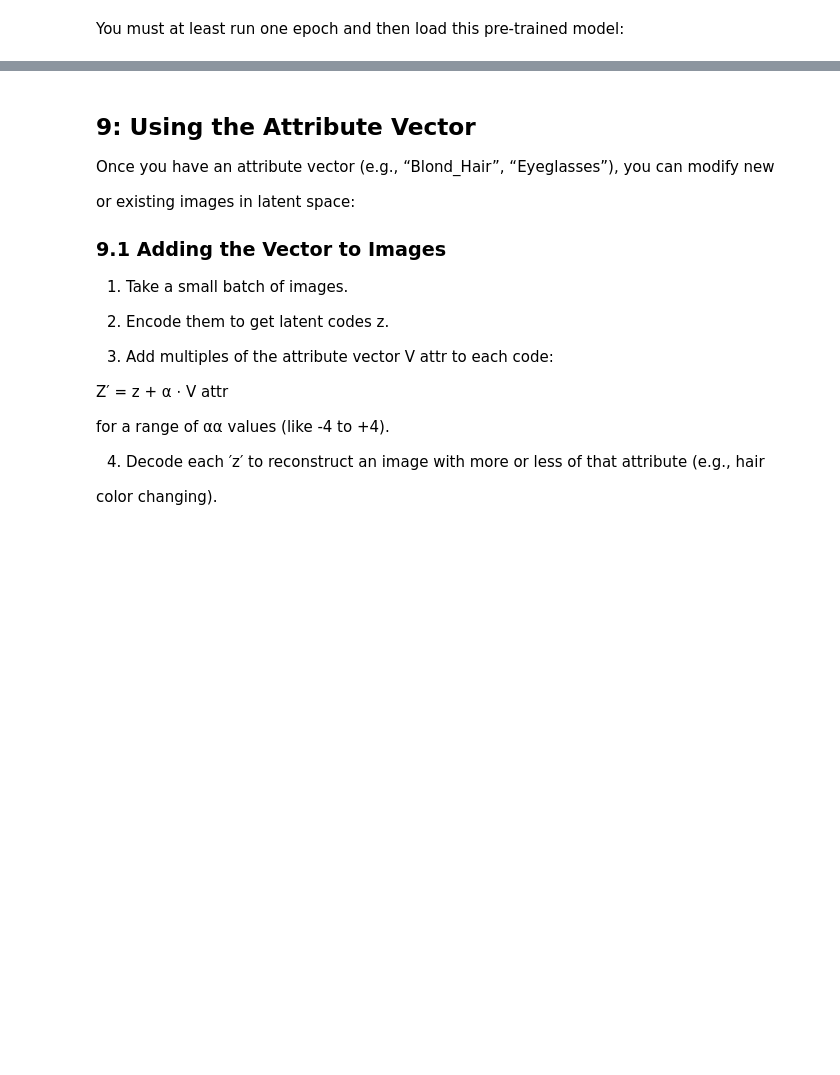
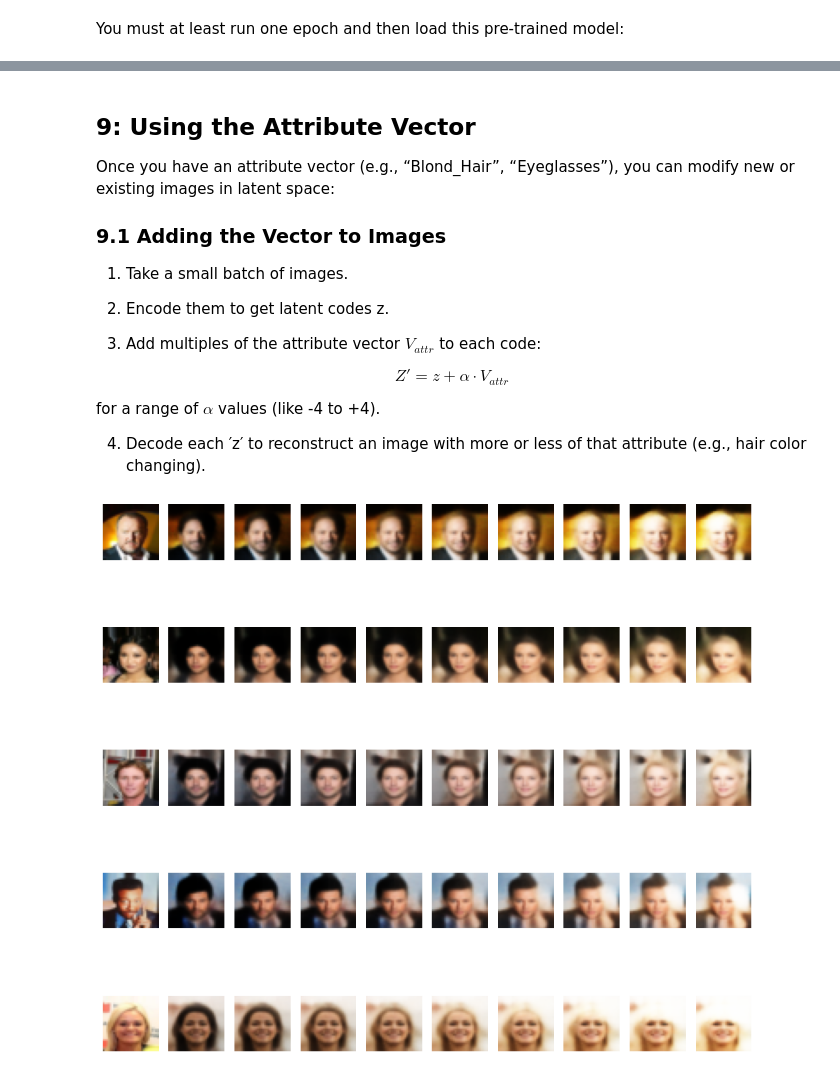
Before and after one commit to Minetriforce/Gen_AI-TDs, a Jupyter notebook: notebooks/TP1/TP_1_3_VAE_Face.ipynb, the cells around one changed output, grey strips where cells are left out. Drawn from its saved outputs; the diff is of its cells as text; code cells hidden in the pictures; blank space fills up the shorter version.

```diff
--- a/notebooks/TP1/TP_1_3_VAE_Face.ipynb
+++ b/notebooks/TP1/TP_1_3_VAE_Face.ipynb
@@ -467,9 +480,11 @@ batch_size, shuffle, etc.
 # Convert -1/1 => 0/1 to be more standard if needed.
 # Load attributes
 # Using pandas:
-attributes = pd.read_csv("img_align_celeba/list_attr_celeba.csv")
+ATTR_CSV_PATH = KAGGLE_DATA_PATH + "/list_attr_celeba.csv"
+attributes = pd.read_csv(ATTR_CSV_PATH)
 print(attributes.columns)
 LABEL = "Blond_Hair" or "Eyeglasses"  # example
+
 # We now want to create a data loader that yields (image, label)
 # Quick approach: we can build a custom dataset. This is a conceptual snippet.
 # Example minimal custom dataset
@@ -485,8 +500,7 @@ class CelebADataset(torch.utils.data.Dataset):
         return len(self.df)
     def __getitem__(self, idx):
         row = self.df.iloc[idx]
-        # Typically, row["image_id"] might hold the filename, e.g. 1.jpg or
-something
+        # Typically, row["image_id"] might hold the filename, e.g. 1.jpg or something
         file_name = row["image_id"]  # adapt to match your CSV
         path = os.path.join(self.img_folder, file_name)
         image = Image.open(path).convert("RGB")
@@ -495,14 +509,15 @@ something
         label_val = row[self.label]
         # Convert -1 => 0, +1 => 1 if needed
         return image, label_val
+
 # Then you create a DataLoader:
 label_transform = transforms.Compose([
     transforms.Resize((IMAGE_SIZE, IMAGE_SIZE)),
     transforms.ToTensor()
-])
-img_folder = "img_align_celeba/img_align_celeba"
+    ])
+img_folder = KAGGLE_DATA_PATH + "/img_align_celeba/img_align_celeba"
 label_dataset = CelebADataset(img_folder,
-"img_align_celeba/list_attr_celeba.csv",
+                              ATTR_CSV_PATH,
                               label=LABEL,
                               transform=label_transform)
 label_loader = DataLoader(label_dataset, batch_size=BATCH_SIZE, shuffle=True)
@@ -641,9 +672,7 @@ label_name=LABEL)
 # %% [markdown]
 ## 9: Using the Attribute Vector
 
-Once you have an attribute vector (e.g., “Blond_Hair”, “Eyeglasses”), you can modify new
-
-or existing images in latent space:
+Once you have an attribute vector (e.g., “Blond_Hair”, “Eyeglasses”), you can modify new or existing images in latent space:
 
 ### 9.1 Adding the Vector to Images
 
@@ -651,26 +680,22 @@ or existing images in latent space:
 
 2. Encode them to get latent codes z.
 
-3. Add multiples of the attribute vector V attr to each code:
+3. Add multiples of the attribute vector $V_{attr}$ to each code:
 
-Z′ = z + α ⋅ V attr
+$$Z' = z + \alpha ⋅ V_{attr}$$
 
-for a range of αα values (like -4 to +4).
+for a range of $\alpha$ values (like -4 to +4).
 
-4. Decode each ′z′ to reconstruct an image with more or less of that attribute (e.g., hair
-
-color changing).
+4. Decode each ′z′ to reconstruct an image with more or less of that attribute (e.g., hair color changing).
 # %%
 import matplotlib.pyplot as plt
 def add_vector_to_images(loader, vae, feature_vec, factors=None):
     """
     Replicates 'add_vector_to_images' in PyTorch.
     loader: yields (images, labels).
-    vae: a trained VAE with .encoder(...) => (mu, logvar, z) or .forward(...)
-=> ...
+    vae: a trained VAE with .encoder(...) => (mu, logvar, z) or .forward(...) => ...
     feature_vec: an np.array of shape (embedding_dim,).
-    factors: list of multiples to add to the latent code. e.g. [-4, -3, -2, -1,
-0, 1, 2, 3, 4].
+    factors: list of multiples to add to the latent code. e.g. [-4, -3, -2, -1, 0, 1, 2, 3, 4].
     """
     if factors is None:
         factors = [-4, -3, -2, -1, 0, 1, 2, 3, 4]
@@ -680,35 +705,37 @@ def add_vector_to_images(loader, vae, feature_vec, factors=None):
     images, _ = next(iter(loader))  # or loader.__iter__() if repeated
     images = images.to(device)
     with torch.no_grad():
         _, mu, logvar, z = vae(images)
     # We'll show 5 images
     n_to_show = min(5, images.size(0))
     fig = plt.figure(figsize=(len(factors) + 1, n_to_show * 2))
     counter = 1
     for i in range(n_to_show):
         # Original image
         orig_img = images[i].detach().cpu().permute(1,2,0).numpy()
         ax = fig.add_subplot(n_to_show, len(factors) + 1, counter)
         counter += 1
         ax.axis("off")
         ax.imshow(orig_img)
         # For each factor
         base_z = z[i].detach().cpu().numpy()  # shape (embedding_dim,)
         for f in factors:
             changed_z = base_z + feature_vec * f
-            changed_z_torch =
-torch.from_numpy(changed_z).unsqueeze(0).float().to(device)  # (1, z_dim)
+            changed_z_torch = torch.from_numpy(changed_z).unsqueeze(0).float().to(device)  # (1, z_dim)
             with torch.no_grad():
                 recon = vae.decoder(changed_z_torch)  # shape (1, C, H, W)
                 recon_img = recon[0].detach().cpu().permute(1,2,0).numpy()
             ax = fig.add_subplot(n_to_show, len(factors) + 1, counter)
             counter += 1
             ax.axis("off")
             ax.imshow(recon_img)
     plt.tight_layout()
     plt.show()
+
 # 2) Add vector to images
 add_vector_to_images(label_loader, model, feature_vec)
+# %% [output]
+[figure, added]
 # %% [markdown]
 ### 9.2 Morph Faces Between Two Latent Codes
 
```
Also changed, not shown: parts of 51 cells of this notebook, 3 other files.
